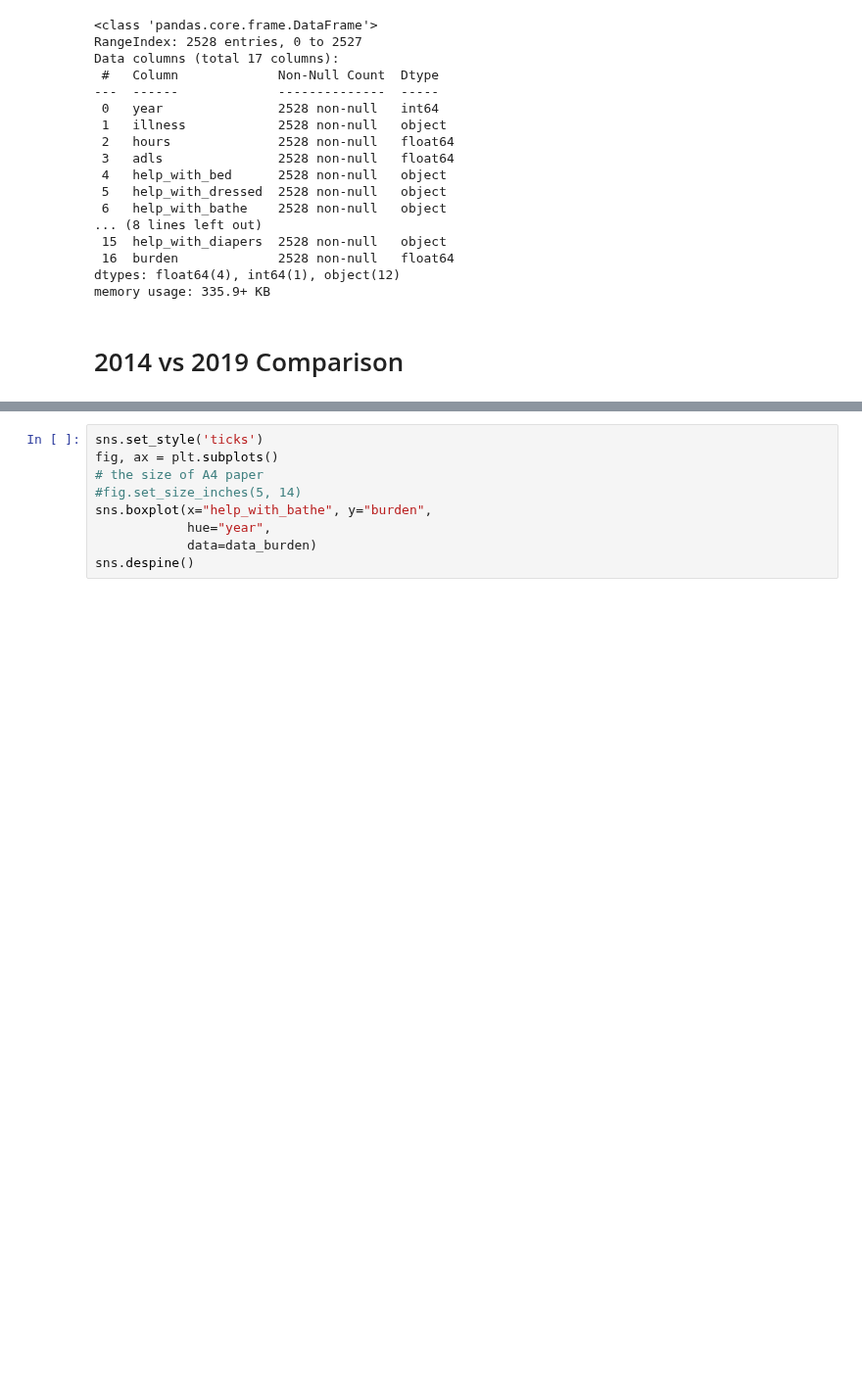
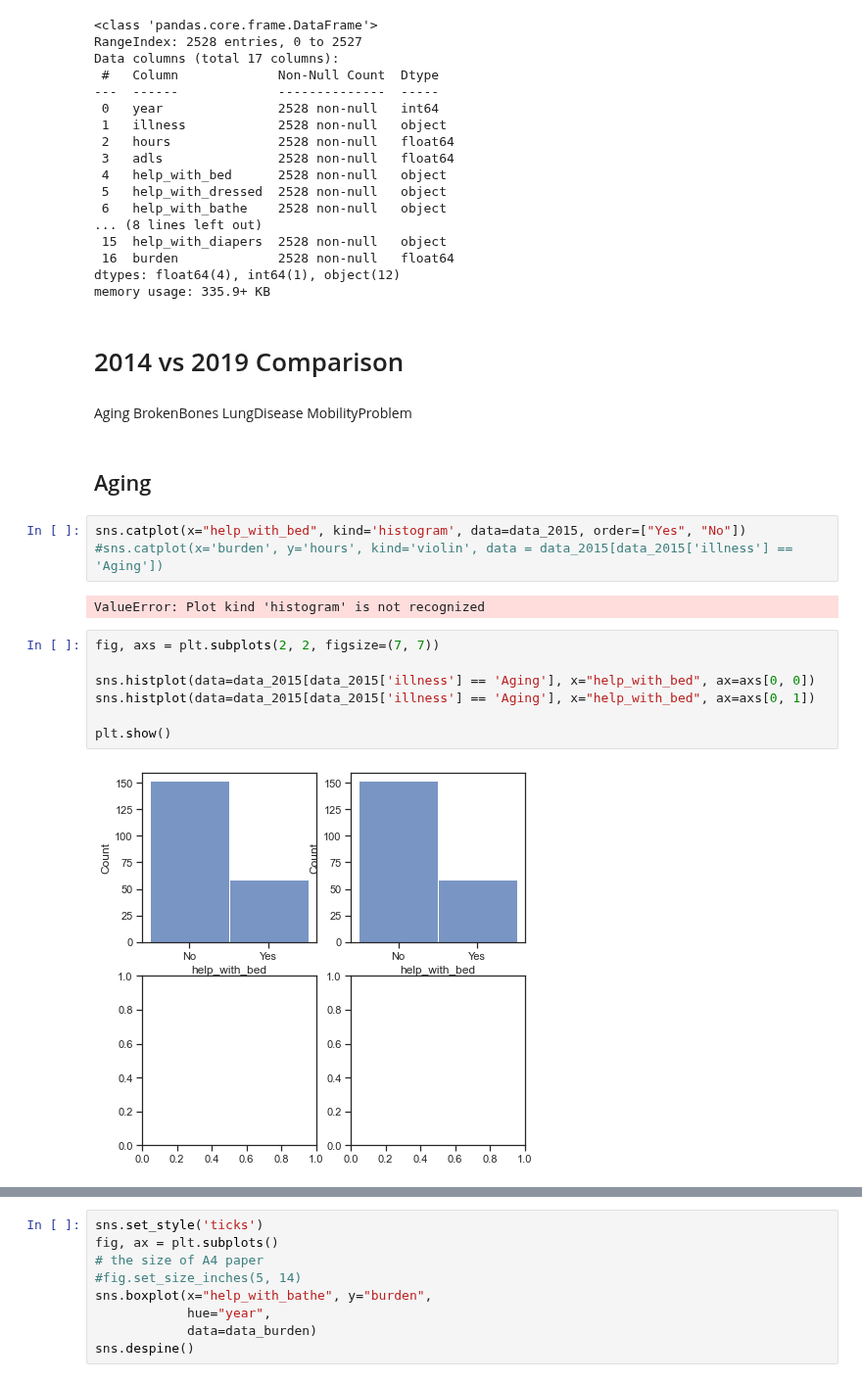
Before and after one commit to woonsupkim/BurdenofCare, a Jupyter notebook: burden.ipynb, the cells around one changed output, grey strips where cells are left out. Shown at 98% size. Drawn from its saved outputs; the diff is of its cells as text; blank space fills up the shorter version.

Commit message:
visualization update

```diff
--- a/burden.ipynb
+++ b/burden.ipynb
@@ -377,3 +377,24 @@ dtypes: float64(4), int64(1), object(12)
 memory usage: 335.9+ KB
 # %% [markdown]
 # 2014 vs 2019 Comparison
+# %% [markdown]
+Aging
+BrokenBones
+LungDisease
+MobilityProblem
+# %% [markdown]
+## Aging
+# %%
+sns.catplot(x="help_with_bed", kind='histogram', data=data_2015, order=["Yes", "No"])
+#sns.catplot(x='burden', y='hours', kind='violin', data = data_2015[data_2015['illness'] == 'Aging'])
+# %% [output]
+ValueError: Plot kind 'histogram' is not recognized
+# %%
+fig, axs = plt.subplots(2, 2, figsize=(7, 7))
+
+sns.histplot(data=data_2015[data_2015['illness'] == 'Aging'], x="help_with_bed", ax=axs[0, 0])
+sns.histplot(data=data_2015[data_2015['illness'] == 'Aging'], x="help_with_bed", ax=axs[0, 1])
+
+plt.show()
+# %% [output]
+[figure, added]
```
Also changed, not shown: parts of 2 cells of this notebook.
